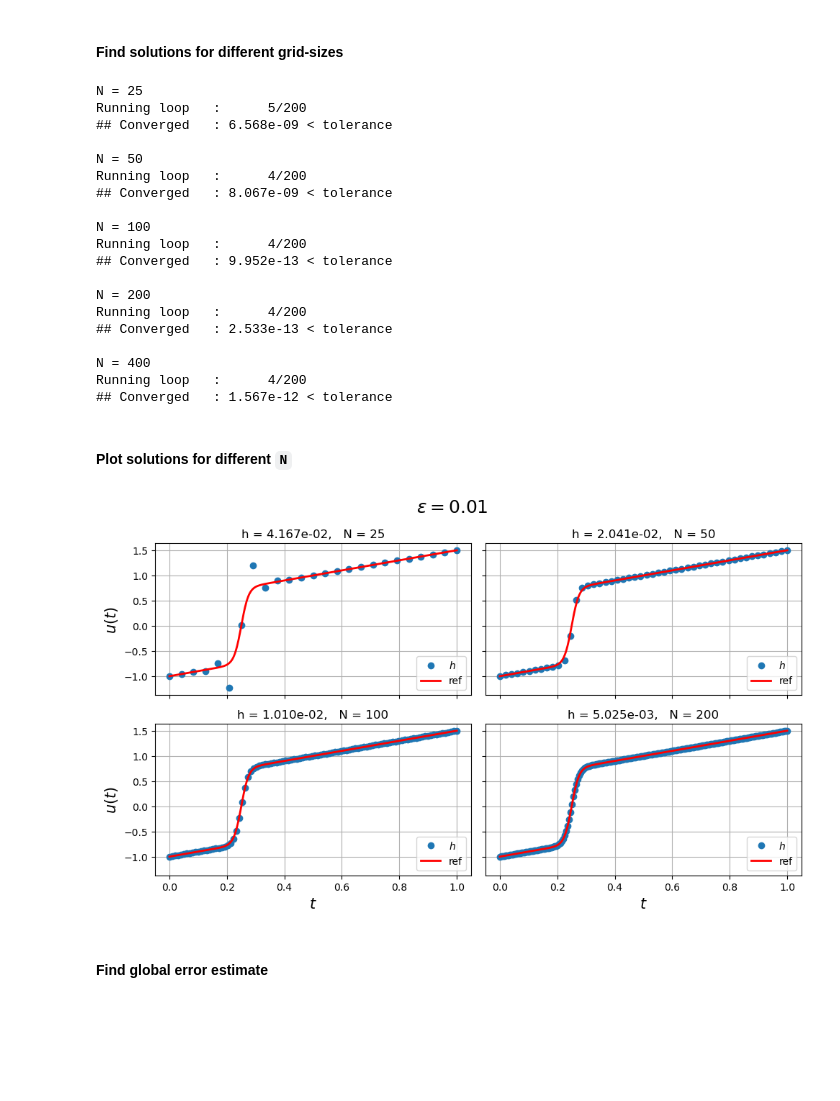
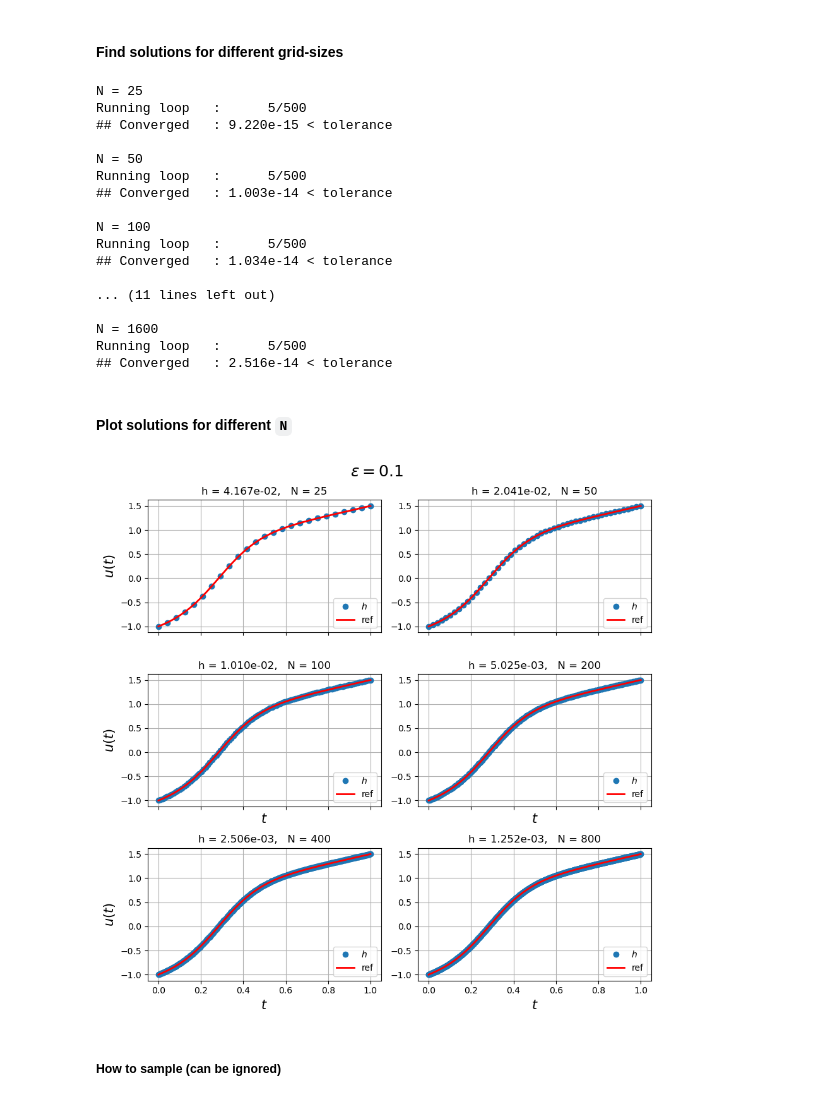
Before and after one commit to BastianValhoj/02687, a Jupyter notebook: assignment1/exercise2.ipynb, the cells around one changed output. Drawn from its saved outputs; the diff is of its cells as text; code cells hidden in the pictures; blank space fills up the shorter version.

```diff
--- a/assignment1/exercise2.ipynb
+++ b/assignment1/exercise2.ipynb
@@ -386,7 +389,7 @@ epsilon_list = [1, 0.1, 0.01, 0.001]
 for i, epsilon in enumerate(epsilon_list):
     ax = ax.flatten() # flatten array: [[1, 2], [a, b]] --> [1, 2, a, b]
     print(f"{epsilon = }")
-    y = Newton(u_init(ts, epsilon), epsilon, 3000, kwargs, tol=1e-6) # Run Newtons method
+    y, *_ = Newton(u_init(ts, epsilon), epsilon, 3000, kwargs, tol=1e-12) # Run Newtons method
     ax[i].plot(ts, y, "r-", label="FDM", lw=2.5)
     ax[i].plot(ts, u_init(ts, epsilon), "k--", label=f"initial guess", lw=3)
     ax[i].set_yticks([-1, -0.5, 0, 0.5, 1, 1.5])
@@ -430,7 +433,7 @@ Running loop   :       4/3,000
 # %%
 a, b = 0, 1
 alpha, beta = -1, 1.5
-epsilon = 0.01
+epsilon = 0.1
 
 KWARGS = {
     "a": 0,
@@ -441,62 +444,64 @@ KWARGS = {
 
 # create list of : h, ts, u_h
 solutions = []
-N_list = [25, 50, 100, 200, 400]
+N_list = [25, 50, 100, 200, 400, 800, 1_600]
 for N in N_list:
     print(f"{N = }")
     KWARGS["N"] = N
     KWARGS["ts"] = np.linspace(KWARGS["a"], KWARGS["b"], num=KWARGS["N"], endpoint=True)
     KWARGS["h"] = np.abs(KWARGS["ts"][0] - KWARGS["ts"][1])
-    u_h = Newton(u0=u_init(KWARGS["ts"], epsilon),
-                 epsilon=epsilon, max_iter=200, kwargs=KWARGS, tol=1e-6)
-    solutions.append([KWARGS["h"], KWARGS["ts"], u_h])
+    u_h, A_h, tau_h = Newton(u0=u_init(KWARGS["ts"], epsilon),
+                 epsilon=epsilon, max_iter=500, kwargs=KWARGS, tol=1e-8)
 
-h_ref, ts_ref, u_ref = solutions[-1] # set the last solution (of finest grid) to be reference
+    solutions.append([KWARGS["h"], KWARGS["ts"], u_h, A_h, tau_h])
+
+h_ref, t_ref, u_ref, A_ref, tau_ref = solutions[-1] # set the last solution (of finest grid) to be reference
 # %% [output]
 N = 25
-Running loop   :      5/200
-## Converged   : 6.568e-09 < tolerance
+Running loop   :      5/500
+## Converged   : 9.220e-15 < tolerance
 
 N = 50
-Running loop   :      4/200
-## Converged   : 8.067e-09 < tolerance
+Running loop   :      5/500
+## Converged   : 1.003e-14 < tolerance
 
 N = 100
-Running loop   :      4/200
-## Converged   : 9.952e-13 < tolerance
+Running loop   :      5/500
+## Converged   : 1.034e-14 < tolerance
 
-N = 200
-Running loop   :      4/200
-## Converged   : 2.533e-13 < tolerance
+... (11 lines left out)
 
-N = 400
-Running loop   :      4/200
-## Converged   : 1.567e-12 < tolerance
+N = 1600
+Running loop   :      5/500
+## Converged   : 2.516e-14 < tolerance
 # %% [markdown]
 #### Plot solutions for different `N`
 # %%
-fig, ax = plt.subplots(2, 2, figsize=(10, 6), sharex=True, sharey=True)
+num_figs = len(solutions) - 1
+# print(num_figs //2 + (num_figs % 2))
+nrows = (num_figs // 2) + (num_figs % 2) # Floor-division + residual
+fig, ax = plt.subplots(nrows, 2, figsize=(9, 9), sharex=True, sharey=False)
 ax = ax.flatten()
-for i, (h, ts_h, u_h) in enumerate(solutions[:-1]):
-    ax[i].plot(ts_h, u_h, "o", label="$h$")
-    ax[i].plot(ts_ref, u_ref, "r-", label="ref", lw=2)
+for i, (h, t_h, u_h, A_h, tau_h) in enumerate(solutions[:-1]):
+    ax[i].plot(t_h, u_h, "o", label="$h$")
+    ax[i].plot(t_ref, u_ref, "r-", label="ref", lw=2)
 
     ax[i].legend(loc="lower right")
-    ax[i].set_title(f"h = {h:.3e},   N = {len(ts_h)}")
+    ax[i].set_title(f"h = {h:.3e},   N = {len(t_h)}")
     ax[i].grid()
 
     if not (i % 2): # if even axis index
         ax[i].set_ylabel("$u(t)$", size=LABELSIZE)
     if i >= 2:
         ax[i].set_xlabel("$t$", size=LABELSIZE)
 
 
 fig.suptitle(f"$\\epsilon = {epsilon}$", size=(LABELSIZE + 3))
 fig.tight_layout()
 # %% [output]
-[figure, old version]
+[figure, new version]
-# %% [markdown]
-#### Find global error estimate
+# %% [markdown]
+##### How to sample (can be ignored)
 # %%
 # # Using searchsorted() to find indices of near-equal t-values
 # h, ts_h, u_h = solutions[0]
```
Also changed, not shown: parts of 11 cells of this notebook.
